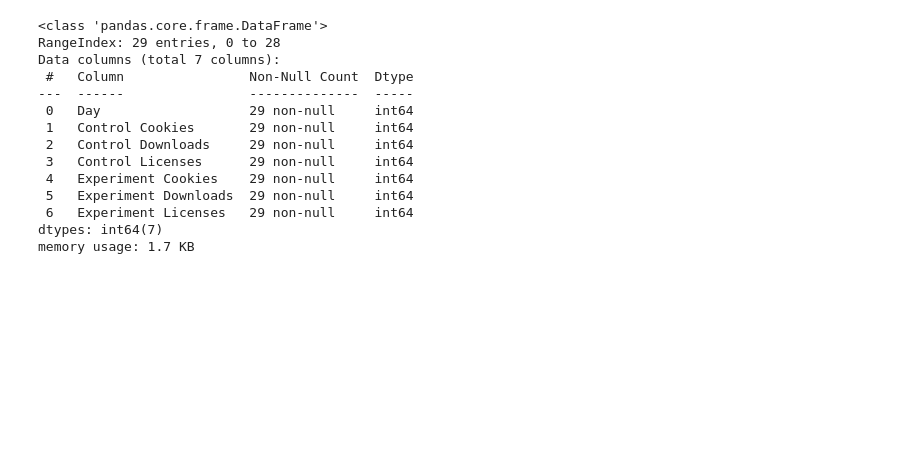
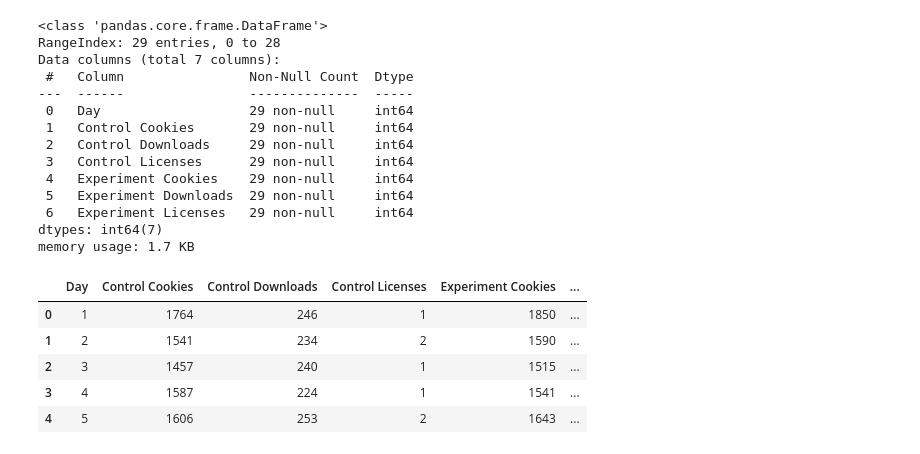
Before and after one commit to LarsTinnefeld/Homepage_experiment_testing, a Jupyter notebook: test_analysis.ipynb, the cells around one changed output. Drawn from its saved outputs; the diff is of its cells as text; code cells hidden in the pictures; blank space fills up the shorter version.

```diff
--- a/test_analysis.ipynb
+++ b/test_analysis.ipynb
@@ -31,3 +46,12 @@ Data columns (total 7 columns):
  6   Experiment Licenses   29 non-null     int64
 dtypes: int64(7)
 memory usage: 1.7 KB
+# %%
+data.head()
+# %% [output]
+|  | Day | Control Cookies | Control Downloads | Control Licenses | Experiment Cookies | ... |
+| 0 | 1 | 1764 | 246 | 1 | 1850 | ... |
+| 1 | 2 | 1541 | 234 | 2 | 1590 | ... |
+| 2 | 3 | 1457 | 240 | 1 | 1515 | ... |
+| 3 | 4 | 1587 | 224 | 1 | 1541 | ... |
+| 4 | 5 | 1606 | 253 | 2 | 1643 | ... |
```
Also changed, not shown: parts of 18 cells of this notebook.
